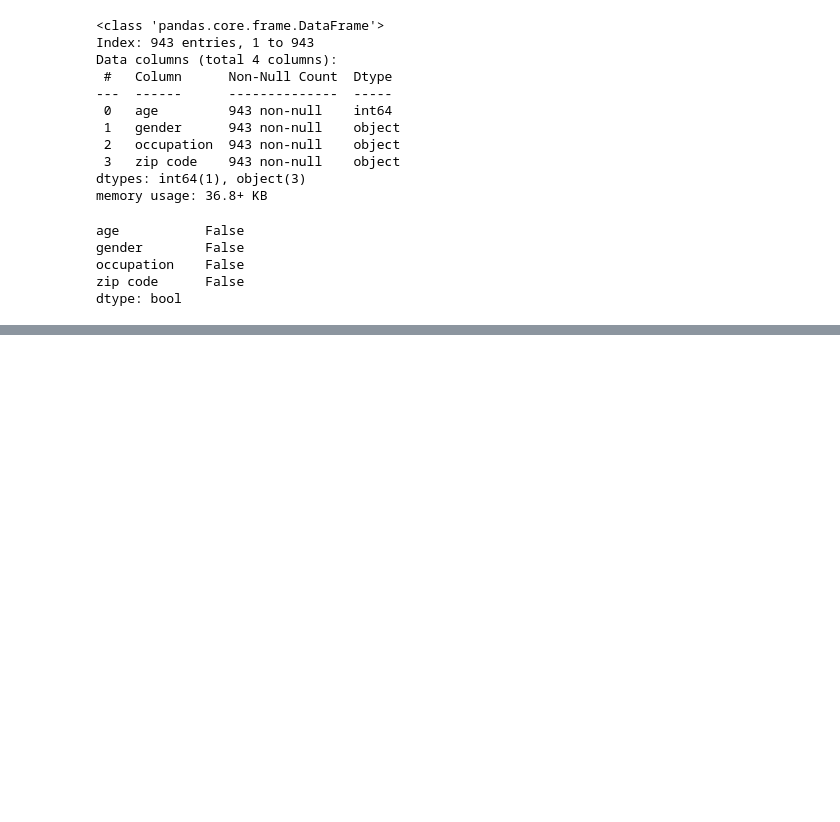
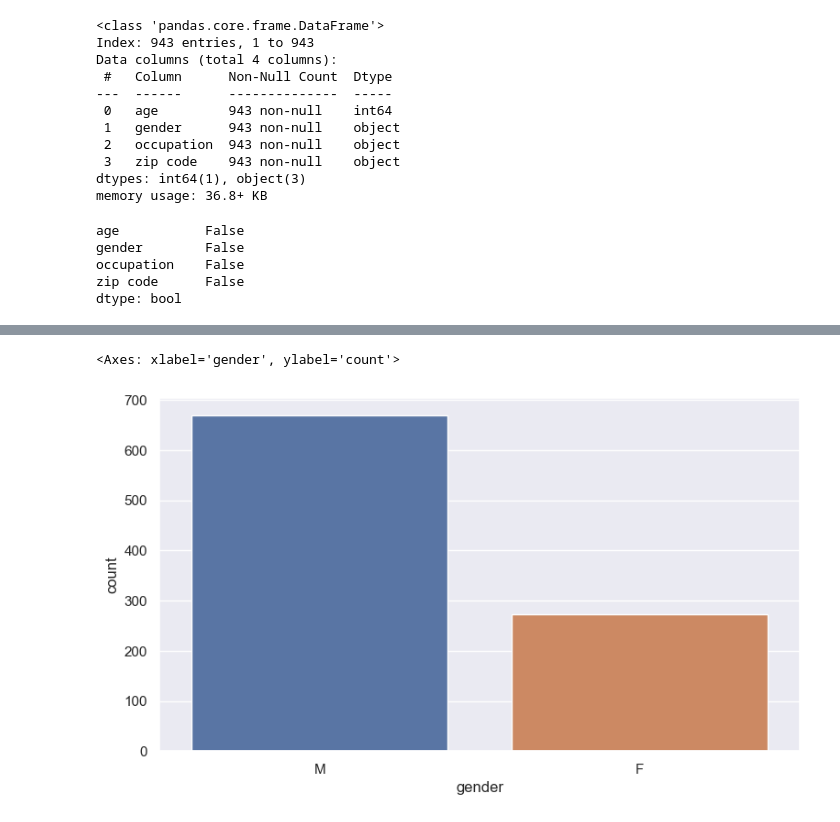
Before and after one commit to glebuben/PMLDL-Assignment-2, a Jupyter notebook: notebooks/1.0-initial-data-exporation.ipynb, the cells around one changed output, grey strips where cells are left out. Saved outputs shown, nothing was run; the diff lists cells and outputs as text; code cells hidden in the pictures; blank space fills up the shorter version.

```diff
--- a/notebooks/1.0-initial-data-exporation.ipynb
+++ b/notebooks/1.0-initial-data-exporation.ipynb
@@ -270,0 +303,5 @@ dtype: bool
+# %%
+sb.countplot(users, x='gender')
+# %% [output]
+<Axes: xlabel='gender', ylabel='count'>
+[figure, added]
```
Also changed, not shown: parts of 8 cells of this notebook.
